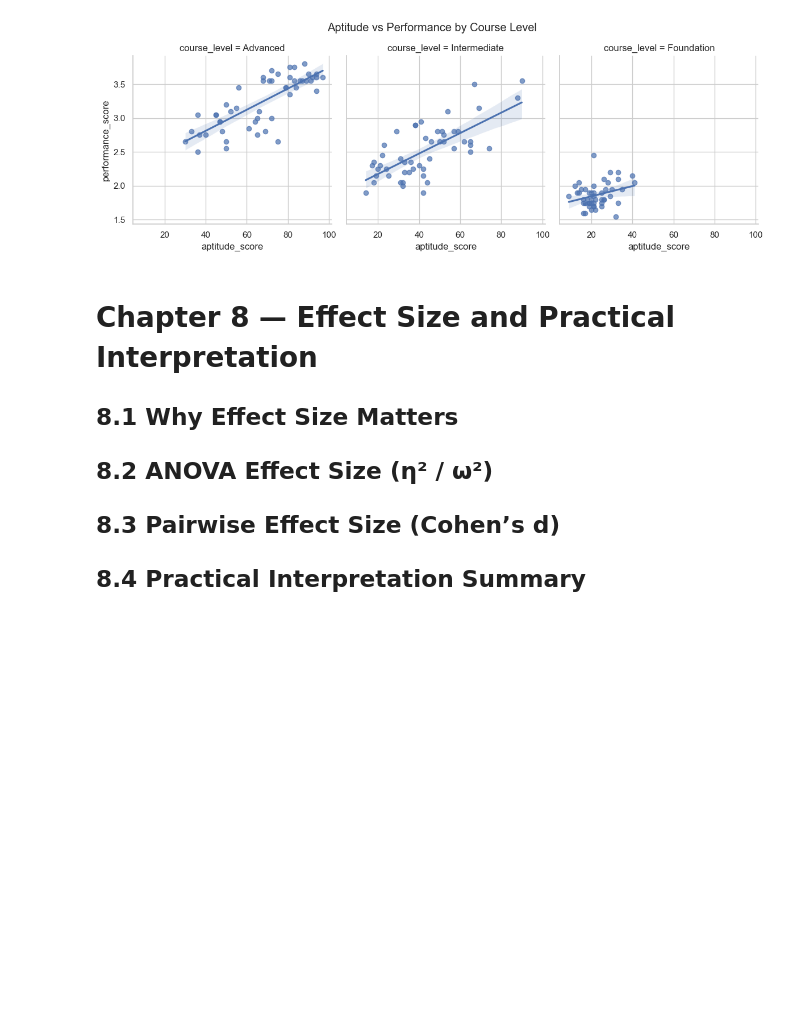
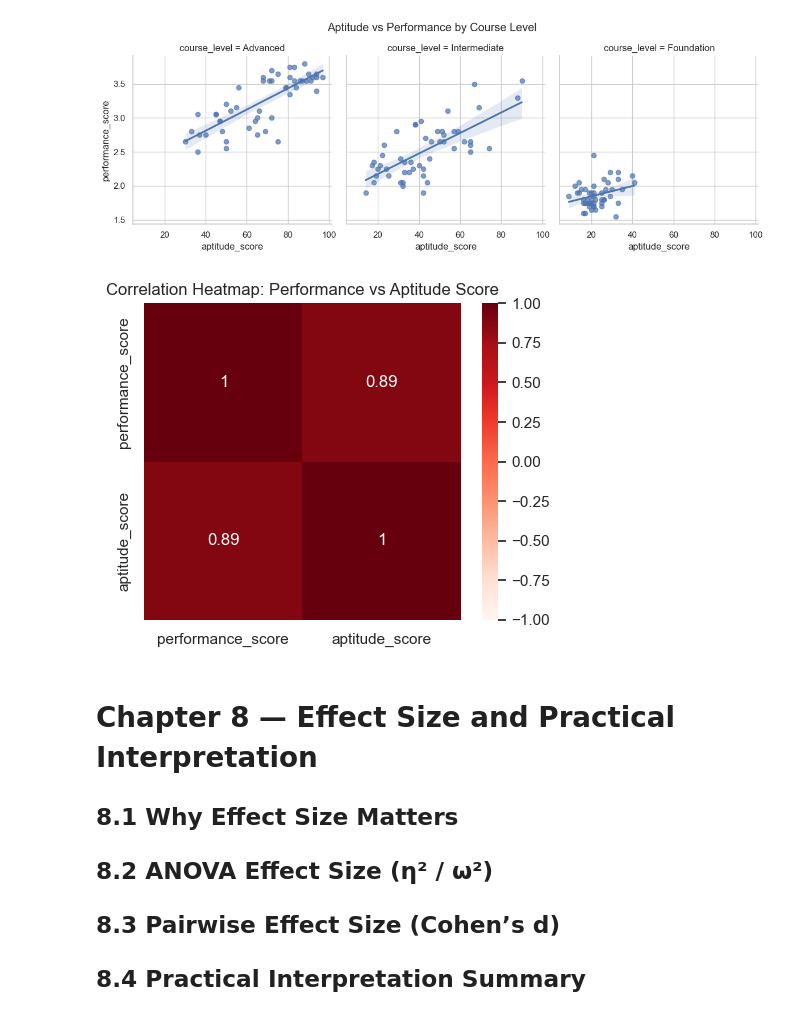
Before and after one commit to freakyrizz/Project-DE, a Jupyter notebook: student_analysis.ipynb, the cells around one changed output. Drawn from its saved outputs; the diff is of its cells as text; code cells hidden in the pictures; blank space fills up the shorter version.

```diff
--- a/student_analysis.ipynb
+++ b/student_analysis.ipynb
@@ -1072,6 +1072,27 @@ plt.show()
 ## 7.4 Visualization
 [figure]
 [figure]
+# %%
+import seaborn as sns
+import matplotlib.pyplot as plt
+
+# compute correlation matrix
+corr_matrix = df[["performance_score", "aptitude_score"]].corr()
+
+plt.figure(figsize=(5, 4))
+sns.heatmap(
+    corr_matrix,
+    annot=True,
+    cmap="Reds",
+    vmin=-1,
+    vmax=1,
+    square=True
+)
+plt.title("Correlation Heatmap: Performance vs Aptitude Score")
+plt.tight_layout()
+plt.show()
+# %% [output]
+[figure, added]
 # %% [markdown]
 # Chapter 8 — Effect Size and Practical Interpretation
 ## 8.1 Why Effect Size Matters
```
